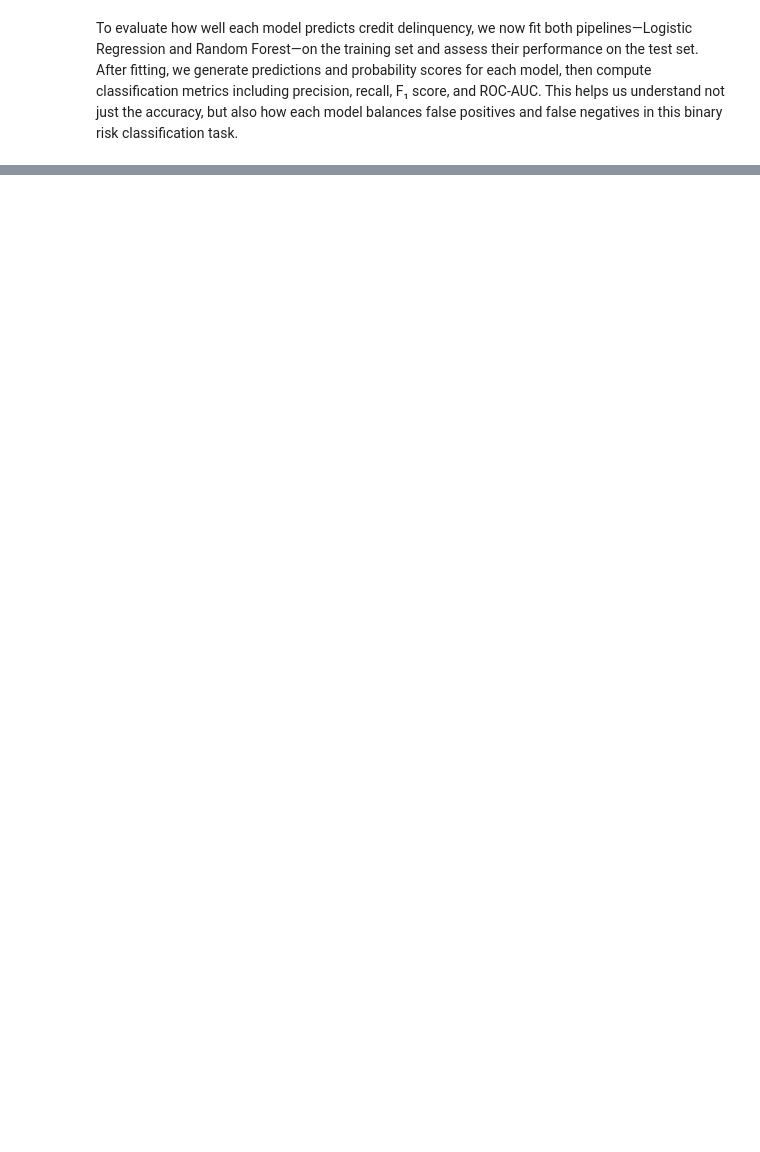
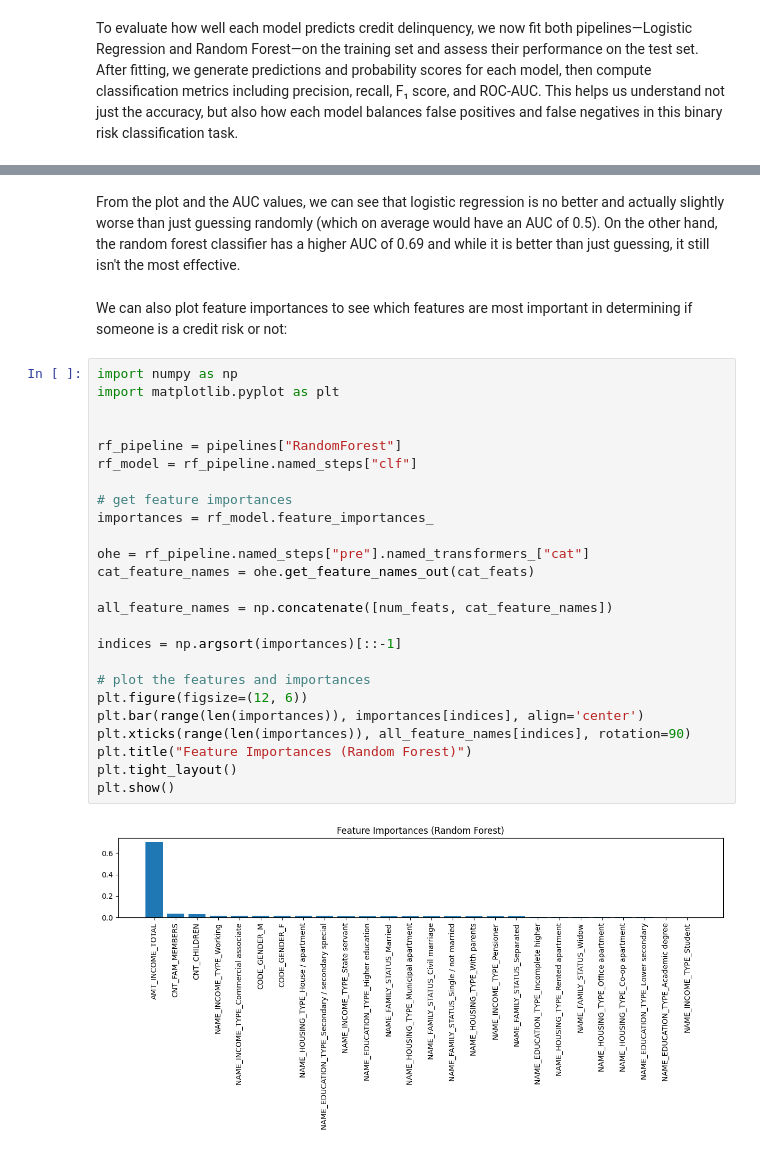
Before and after one commit to Yuvraj-R/CMSC320_FINAL, a Jupyter notebook: CMSC320_Final_Project.ipynb, the cells around one changed output, grey strips where cells are left out. Cells and saved outputs as stored; diff of their text form; blank space fills up the shorter version.

```diff
--- a/CMSC320_Final_Project.ipynb
+++ b/CMSC320_Final_Project.ipynb
@@ -426,0 +455,31 @@ ROC-AUC Score: 0.6925
+# %% [markdown]
+From the plot and the AUC values, we can see that logistic regression is no better and actually slightly worse than just guessing randomly (which on average would have an AUC of 0.5). On the other hand, the random forest classifier has a higher AUC of 0.69 and while it is better than just guessing, it still isn't the most effective.
+# %% [markdown]
+We can also plot feature importances to see which features are most important in determining if someone is a credit risk or not:
+# %%
+import numpy as np
+import matplotlib.pyplot as plt
+
+
+rf_pipeline = pipelines["RandomForest"]
+rf_model = rf_pipeline.named_steps["clf"]
+
+# get feature importances
+importances = rf_model.feature_importances_
+
+ohe = rf_pipeline.named_steps["pre"].named_transformers_["cat"]
+cat_feature_names = ohe.get_feature_names_out(cat_feats)
+
+all_feature_names = np.concatenate([num_feats, cat_feature_names])
+
+indices = np.argsort(importances)[::-1]
+
+# plot the features and importances
+plt.figure(figsize=(12, 6))
+plt.bar(range(len(importances)), importances[indices], align='center')
+plt.xticks(range(len(importances)), all_feature_names[indices], rotation=90)
+plt.title("Feature Importances (Random Forest)")
+plt.tight_layout()
+plt.show()
+# %% [output]
+[figure, added]
```
Also changed, not shown: parts of 9 cells of this notebook.
